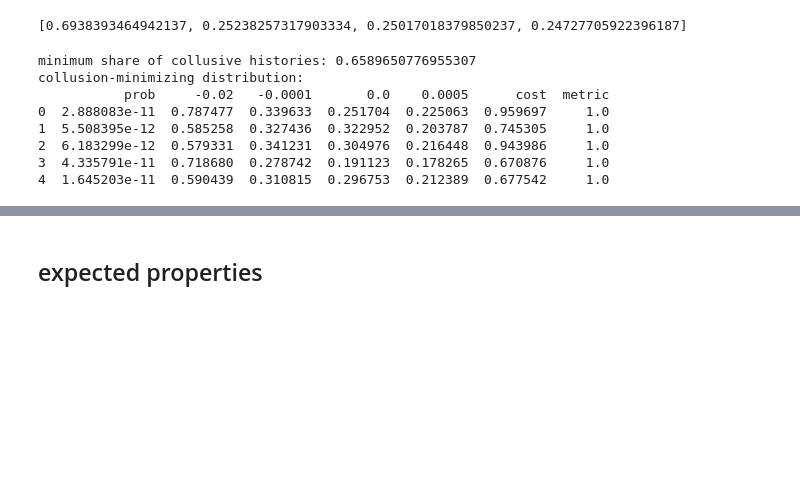
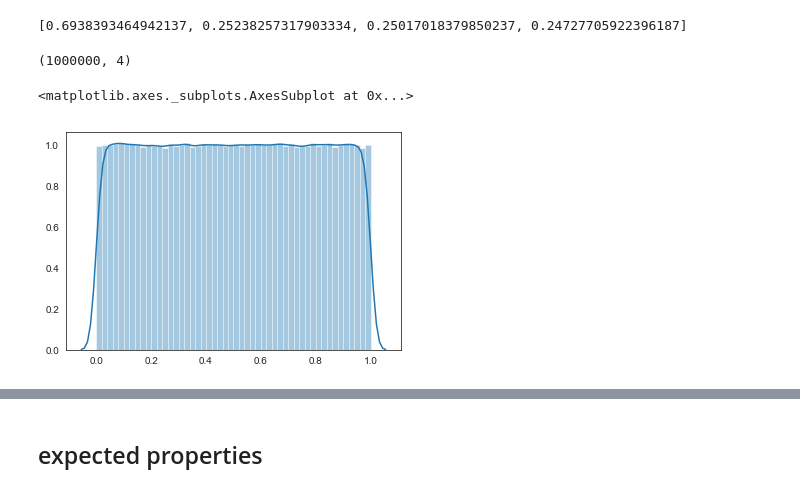
Before and after one commit to sylvaingchassang/missing_bids, a Jupyter notebook: example_tsuchiura.ipynb, the cells around one changed output, grey strips where cells are left out. Cells and saved outputs as stored; diff of their text form; code cells hidden in the pictures; blank space fills up the shorter version.

```diff
--- a/example_tsuchiura.ipynb
+++ b/example_tsuchiura.ipynb
@@ -48,8 +71,8 @@ print(demands)
 # %% [output]
 [0.6938393464942137, 0.25238257317903334, 0.25017018379850237, 0.24727705922396187]
 # %%
-constraints = [analytics.MarkupConstraint(max_markup=.5),
-               analytics.InformationConstraint(k=.5, sample_demands=demands)]
+#constraints = [analytics.MarkupConstraint(max_markup=.5)
+constraints = [analytics.InformationConstraint(k=.5, sample_demands=demands)]
 # %%
 # note: here without projection, many environments are eliminated before optimization
 
@@ -60,17 +83,5 @@ min_collusion_solver = analytics.MinCollusionSolver(
     metric=analytics.IsNonCompetitive,
     plausibility_constraints=constraints,
     num_points=1e6,
-    seed=5
+    seed=0
 )
-
-print('minimum share of collusive histories: {}'.format(min_collusion_solver.solution))
-print('collusion-minimizing distribution: \n{}'.format(min_collusion_solver.argmin.head()))
-# %% [output]
-minimum share of collusive histories: 0.6589650776955307
-collusion-minimizing distribution:
-           prob     -0.02   -0.0001       0.0    0.0005      cost  metric
-0  2.888083e-11  0.787477  0.339633  0.251704  0.225063  0.959697     1.0
-1  5.508395e-12  0.585258  0.327436  0.322952  0.203787  0.745305     1.0
-2  6.183299e-12  0.579331  0.341231  0.304976  0.216448  0.943986     1.0
-3  4.335791e-11  0.718680  0.278742  0.191123  0.178265  0.670876     1.0
-4  1.645203e-11  0.590439  0.310815  0.296753  0.212389  0.677542     1.0
@@ -76,0 +90,4 @@ collusion-minimizing distribution:
+# %%
+env = min_collusion_solver.environment
+raw_data = env._generate_raw_environments(1e6, seed=6)
+data = env._apply_constraints(raw_data)
@@ -76,0 +96,8 @@ collusion-minimizing distribution:
+# %%
+raw_data_shape = raw_data[:,:-1].shape
+print(raw_data_shape)
+sns.distplot(raw_data[:,-1])
+# %% [output]
+(1000000, 4)
+<matplotlib.axes._subplots.AxesSubplot at 0x...>
+[figure, added]
```
Also changed, not shown: parts of 30 cells of this notebook, 8 other files.
